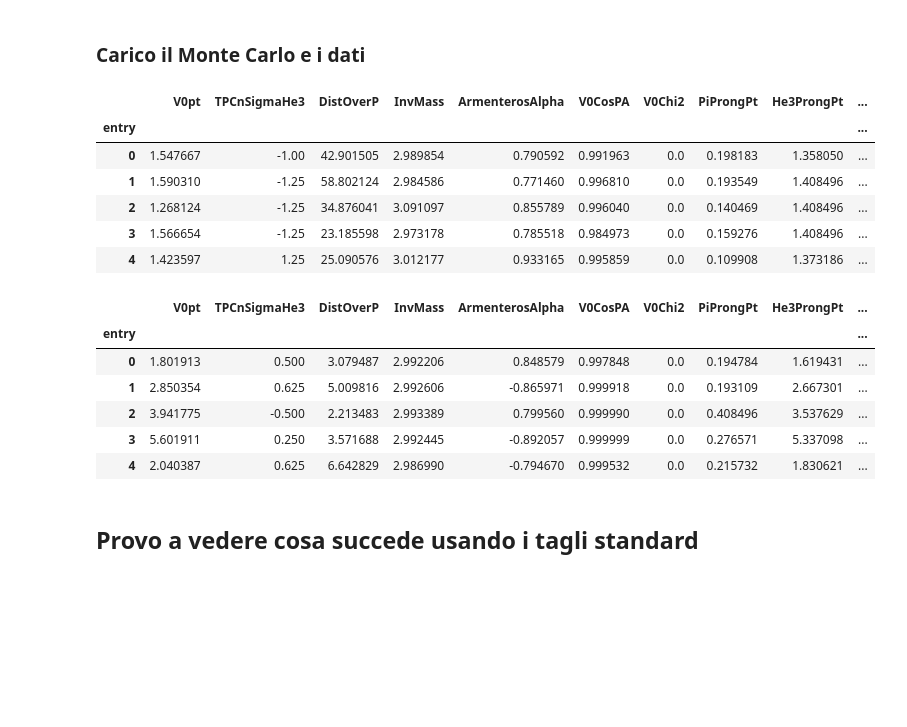
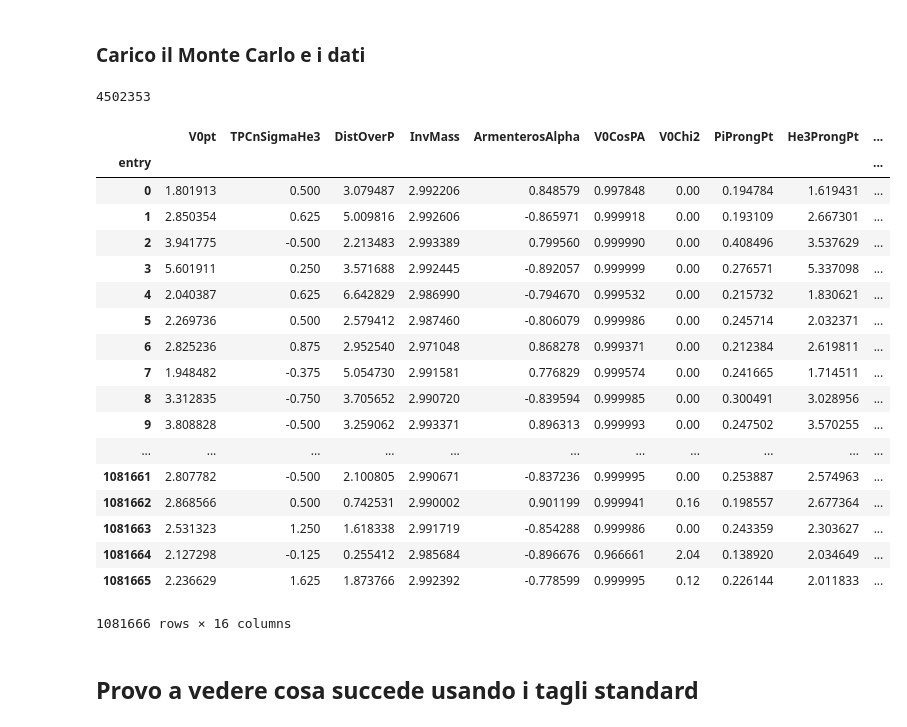
Before and after one commit to pfecchio/HypertritonML, a Jupyter notebook: Hypertriton2Body/Optimization/Uproot_Conversion.ipynb, the cells around one changed output. Cells and saved outputs as stored; diff of their text form; code cells hidden in the pictures; blank space fills up the shorter version.

```diff
--- a/Hypertriton2Body/Optimization/Uproot_Conversion.ipynb
+++ b/Hypertriton2Body/Optimization/Uproot_Conversion.ipynb
@@ -13,26 +13,32 @@ Populating the interactive namespace from numpy and matplotlib
 df_MC = uproot.open('/home/fmazzasc/HypertritonData/HyperTree_MC_Signal.root')['HyperTree_MC_Signal'].pandas.df()
 # %%
 df_data = uproot.open('/home/fmazzasc/HypertritonData/HyperTree_Data.root')['HyperTree_Data'].pandas.df()
-# %%
-df_data.head()
-# %% [output]
-|  | V0pt | TPCnSigmaHe3 | DistOverP | InvMass | ArmenterosAlpha | V0CosPA | V0Chi2 | PiProngPt | He3ProngPt | ... |
-| entry |  |  |  |  |  |  |  |  |  | ... |
-| 0 | 1.547667 | -1.00 | 42.901505 | 2.989854 | 0.790592 | 0.991963 | 0.0 | 0.198183 | 1.358050 | ... |
-| 1 | 1.590310 | -1.25 | 58.802124 | 2.984586 | 0.771460 | 0.996810 | 0.0 | 0.193549 | 1.408496 | ... |
-| 2 | 1.268124 | -1.25 | 34.876041 | 3.091097 | 0.855789 | 0.996040 | 0.0 | 0.140469 | 1.408496 | ... |
-| 3 | 1.566654 | -1.25 | 23.185598 | 2.973178 | 0.785518 | 0.984973 | 0.0 | 0.159276 | 1.408496 | ... |
-| 4 | 1.423597 | 1.25 | 25.090576 | 3.012177 | 0.933165 | 0.995859 | 0.0 | 0.109908 | 1.373186 | ... |
+# %%
+len(df_data)
+# %% [output]
+4502353
 # %%
-df_MC.head()
+df_MC
 # %% [output]
 |  | V0pt | TPCnSigmaHe3 | DistOverP | InvMass | ArmenterosAlpha | V0CosPA | V0Chi2 | PiProngPt | He3ProngPt | ... |
 | entry |  |  |  |  |  |  |  |  |  | ... |
-| 0 | 1.801913 | 0.500 | 3.079487 | 2.992206 | 0.848579 | 0.997848 | 0.0 | 0.194784 | 1.619431 | ... |
-| 1 | 2.850354 | 0.625 | 5.009816 | 2.992606 | -0.865971 | 0.999918 | 0.0 | 0.193109 | 2.667301 | ... |
-| 2 | 3.941775 | -0.500 | 2.213483 | 2.993389 | 0.799560 | 0.999990 | 0.0 | 0.408496 | 3.537629 | ... |
-| 3 | 5.601911 | 0.250 | 3.571688 | 2.992445 | -0.892057 | 0.999999 | 0.0 | 0.276571 | 5.337098 | ... |
-| 4 | 2.040387 | 0.625 | 6.642829 | 2.986990 | -0.794670 | 0.999532 | 0.0 | 0.215732 | 1.830621 | ... |
+| 0 | 1.801913 | 0.500 | 3.079487 | 2.992206 | 0.848579 | 0.997848 | 0.00 | 0.194784 | 1.619431 | ... |
+| 1 | 2.850354 | 0.625 | 5.009816 | 2.992606 | -0.865971 | 0.999918 | 0.00 | 0.193109 | 2.667301 | ... |
+| 2 | 3.941775 | -0.500 | 2.213483 | 2.993389 | 0.799560 | 0.999990 | 0.00 | 0.408496 | 3.537629 | ... |
+| 3 | 5.601911 | 0.250 | 3.571688 | 2.992445 | -0.892057 | 0.999999 | 0.00 | 0.276571 | 5.337098 | ... |
+| 4 | 2.040387 | 0.625 | 6.642829 | 2.986990 | -0.794670 | 0.999532 | 0.00 | 0.215732 | 1.830621 | ... |
+| 5 | 2.269736 | 0.500 | 2.579412 | 2.987460 | -0.806079 | 0.999986 | 0.00 | 0.245714 | 2.032371 | ... |
+| 6 | 2.825236 | 0.875 | 2.952540 | 2.971048 | 0.868278 | 0.999371 | 0.00 | 0.212384 | 2.619811 | ... |
+| 7 | 1.948482 | -0.375 | 5.054730 | 2.991581 | 0.776829 | 0.999574 | 0.00 | 0.241665 | 1.714511 | ... |
+| 8 | 3.312835 | -0.750 | 3.705652 | 2.990720 | -0.839594 | 0.999985 | 0.00 | 0.300491 | 3.028956 | ... |
+| 9 | 3.808828 | -0.500 | 3.259062 | 2.993371 | 0.896313 | 0.999993 | 0.00 | 0.247502 | 3.570255 | ... |
+| ... | ... | ... | ... | ... | ... | ... | ... | ... | ... | ... |
+| 1081661 | 2.807782 | -0.500 | 2.100805 | 2.990671 | -0.837236 | 0.999995 | 0.00 | 0.253887 | 2.574963 | ... |
+| 1081662 | 2.868566 | 0.500 | 0.742531 | 2.990002 | 0.901199 | 0.999941 | 0.16 | 0.198557 | 2.677364 | ... |
+| 1081663 | 2.531323 | 1.250 | 1.618338 | 2.991719 | -0.854288 | 0.999986 | 0.00 | 0.243359 | 2.303627 | ... |
+| 1081664 | 2.127298 | -0.125 | 0.255412 | 2.985684 | -0.896676 | 0.966661 | 2.04 | 0.138920 | 2.034649 | ... |
+| 1081665 | 2.236629 | 1.625 | 1.873766 | 2.992392 | -0.778599 | 0.999995 | 0.12 | 0.226144 | 2.011833 | ... |
+1081666 rows × 16 columns
 # %% [markdown]
 ## Provo a vedere cosa succede usando i tagli standard
 # %%
```
Also changed, not shown: parts of 5 cells of this notebook, 4 other files.
